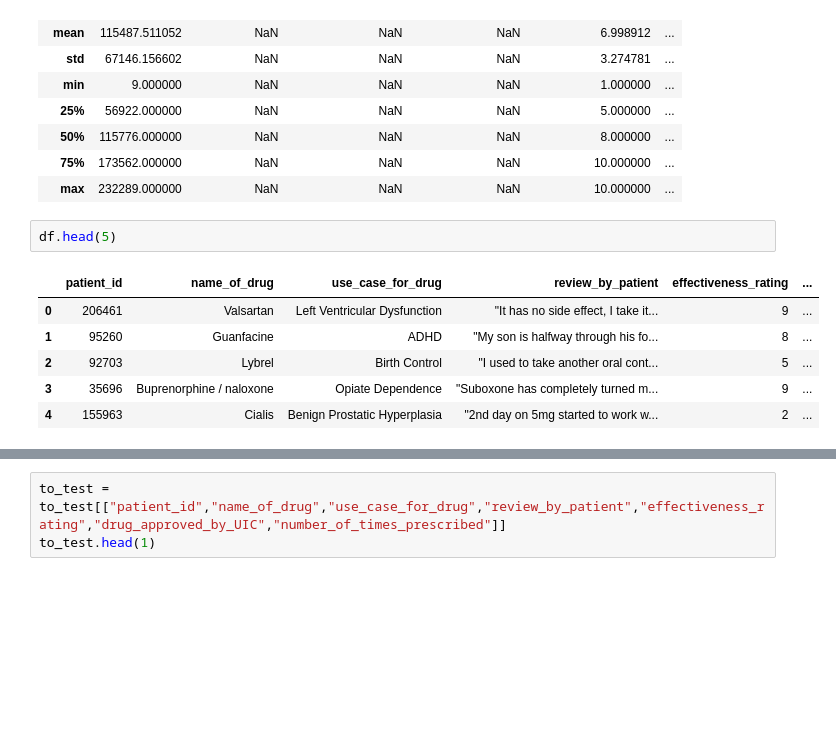
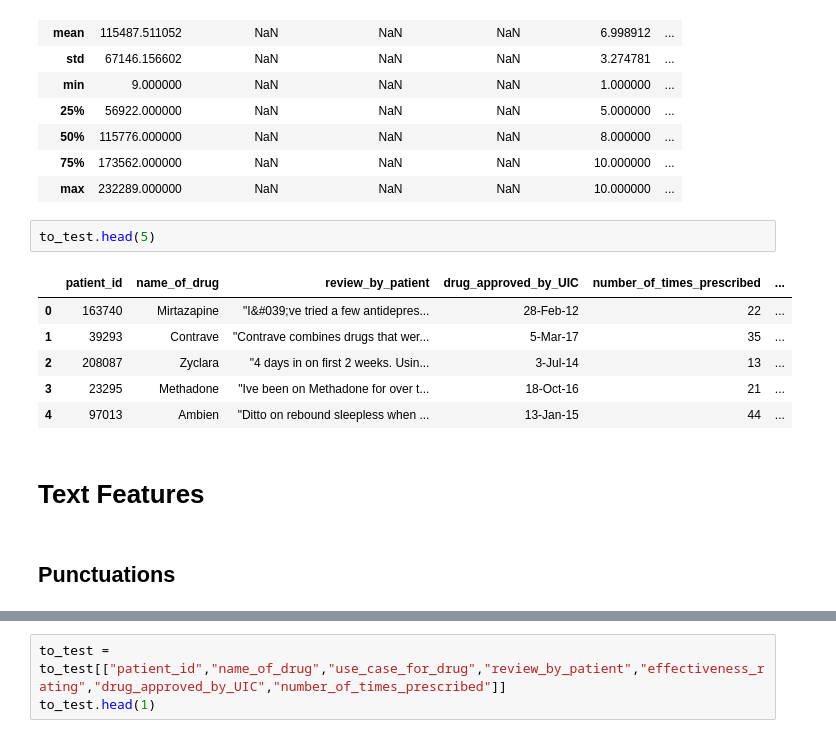
Before and after one commit to bhrt-sharma/HackerEarth-STD-Regression-Challenge, a Jupyter notebook: STD_Hackerearth_Solution.ipynb, the cells around one changed output, grey strips where cells are left out. Saved outputs shown, nothing was run; the diff lists cells and outputs as text; blank space fills up the shorter version.

```diff
--- a/STD_Hackerearth_Solution.ipynb
+++ b/STD_Hackerearth_Solution.ipynb
@@ -40,11 +54,15 @@ df.describe(include='all')
 | 75% | 173562.000000 | NaN | NaN | NaN | 10.000000 | ... |
 | max | 232289.000000 | NaN | NaN | NaN | 10.000000 | ... |
 # %%
-df.head(5)
+to_test.head(5)
 # %% [output]
-|  | patient_id | name_of_drug | use_case_for_drug | review_by_patient | effectiveness_rating | ... |
-| 0 | 206461 | Valsartan | Left Ventricular Dysfunction | "It has no side effect, I take it... | 9 | ... |
-| 1 | 95260 | Guanfacine | ADHD | "My son is halfway through his fo... | 8 | ... |
-| 2 | 92703 | Lybrel | Birth Control | "I used to take another oral cont... | 5 | ... |
-| 3 | 35696 | Buprenorphine / naloxone | Opiate Dependence | "Suboxone has completely turned m... | 9 | ... |
-| 4 | 155963 | Cialis | Benign Prostatic Hyperplasia | "2nd day on 5mg started to work w... | 2 | ... |
+|  | patient_id | name_of_drug | review_by_patient | drug_approved_by_UIC | number_of_times_prescribed | ... |
+| 0 | 163740 | Mirtazapine | "I&#039;ve tried a few antidepres... | 28-Feb-12 | 22 | ... |
+| 1 | 39293 | Contrave | "Contrave combines drugs that wer... | 5-Mar-17 | 35 | ... |
+| 2 | 208087 | Zyclara | "4 days in on first 2 weeks. Usin... | 3-Jul-14 | 13 | ... |
+| 3 | 23295 | Methadone | "Ive been on Methadone for over t... | 18-Oct-16 | 21 | ... |
+| 4 | 97013 | Ambien | "Ditto on rebound sleepless when ... | 13-Jan-15 | 44 | ... |
+# %% [markdown]
+# Text Features
+# %% [markdown]
+## Punctuations
```
Also changed, not shown: parts of 94 cells of this notebook.
